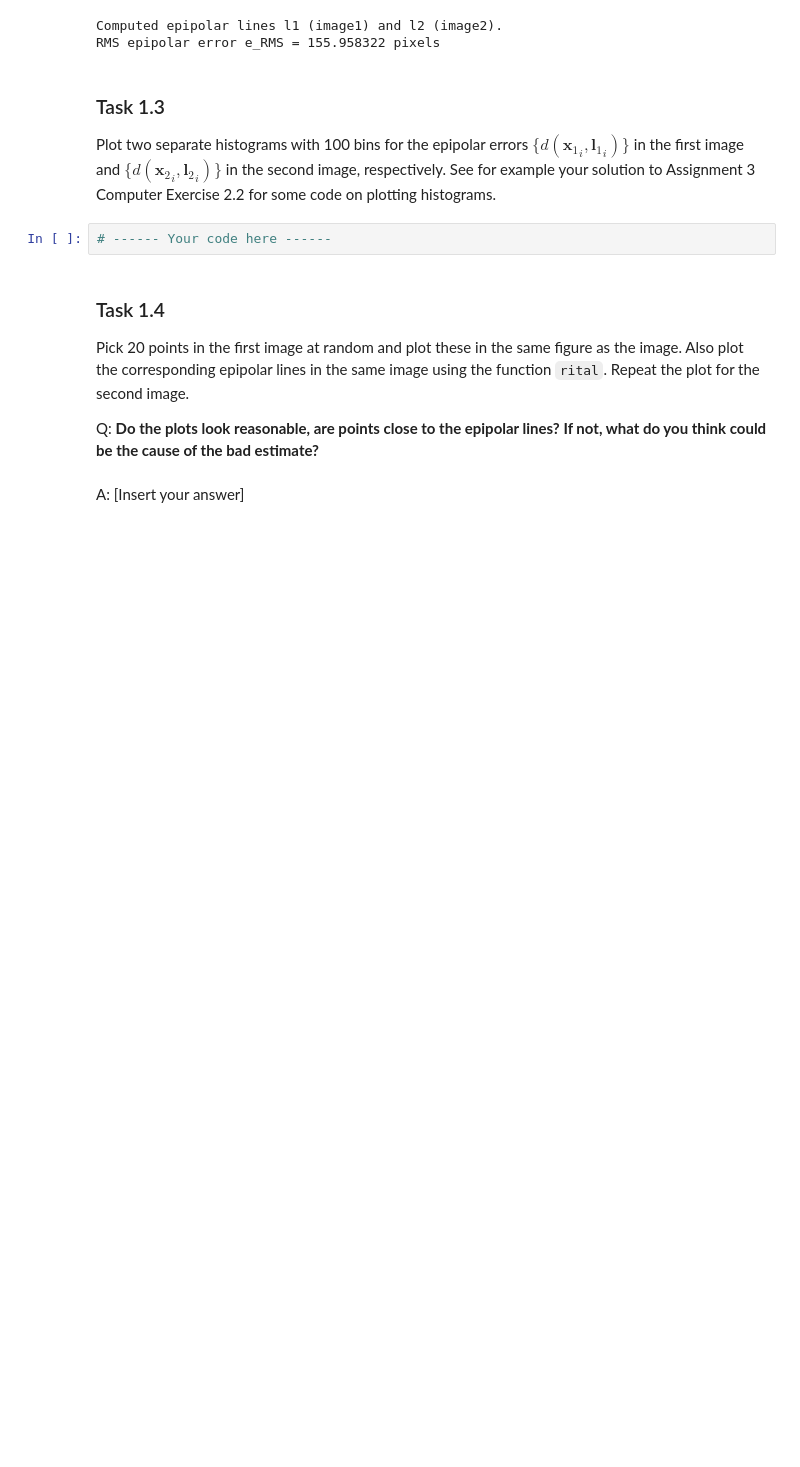
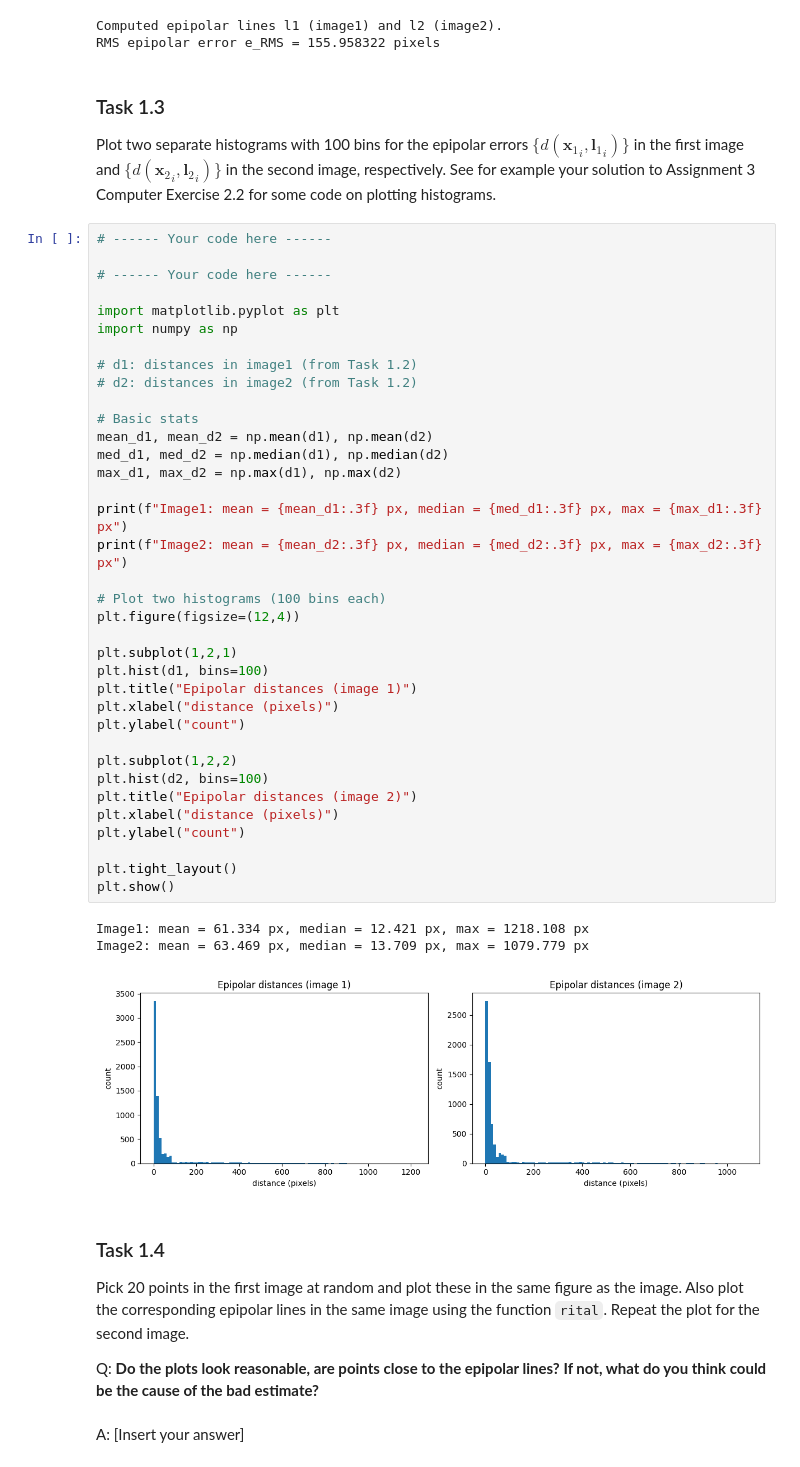
Before and after one commit to Hafiz313313/Assignment_4_computer_Vision, a Jupyter notebook: A4_computer_exercises.ipynb, the cells around one changed output. Saved outputs shown, nothing was run; the diff lists cells and outputs as text; blank space fills up the shorter version.

```diff
--- a/A4_computer_exercises.ipynb
+++ b/A4_computer_exercises.ipynb
@@ -175,6 +175,44 @@ RMS epipolar error e_RMS = 155.958322 pixels
 Plot two separate histograms with 100 bins for the epipolar errors $\{d({\mathbf{x}_1}_i,{\mathbf{l}_1}_i)\}$ in the first image and $\{d({\mathbf{x}_2}_i,{\mathbf{l}_2}_i)\}$ in the second image, respectively. See for example your solution to Assignment 3 Computer Exercise 2.2 for some code on plotting histograms.
 # %%
 # ------ Your code here ------
+
+# ------ Your code here ------
+
+import matplotlib.pyplot as plt
+import numpy as np
+
+# d1: distances in image1 (from Task 1.2)
+# d2: distances in image2 (from Task 1.2)
+
+# Basic stats
+mean_d1, mean_d2 = np.mean(d1), np.mean(d2)
+med_d1, med_d2 = np.median(d1), np.median(d2)
+max_d1, max_d2 = np.max(d1), np.max(d2)
+
+print(f"Image1: mean = {mean_d1:.3f} px, median = {med_d1:.3f} px, max = {max_d1:.3f} px")
+print(f"Image2: mean = {mean_d2:.3f} px, median = {med_d2:.3f} px, max = {max_d2:.3f} px")
+
+# Plot two histograms (100 bins each)
+plt.figure(figsize=(12,4))
+
+plt.subplot(1,2,1)
+plt.hist(d1, bins=100)
+plt.title("Epipolar distances (image 1)")
+plt.xlabel("distance (pixels)")
+plt.ylabel("count")
+
+plt.subplot(1,2,2)
+plt.hist(d2, bins=100)
+plt.title("Epipolar distances (image 2)")
+plt.xlabel("distance (pixels)")
+plt.ylabel("count")
+
+plt.tight_layout()
+plt.show()
+# %% [output]
+Image1: mean = 61.334 px, median = 12.421 px, max = 1218.108 px
+Image2: mean = 63.469 px, median = 13.709 px, max = 1079.779 px
+[figure, added]
 # %% [markdown]
 ### Task 1.4
 
```
